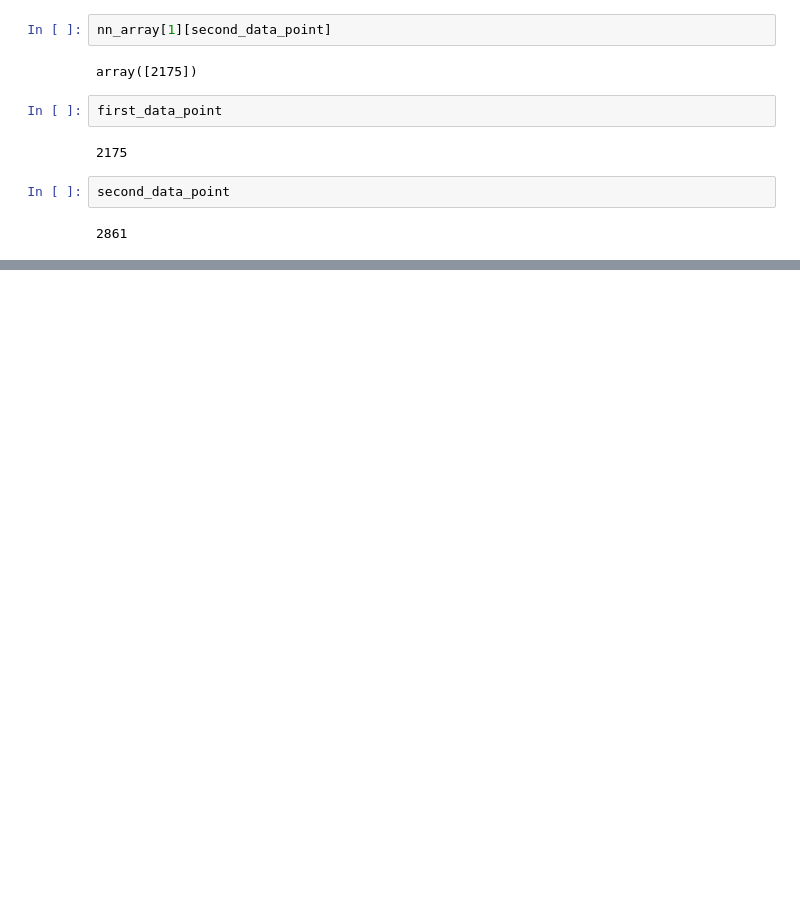
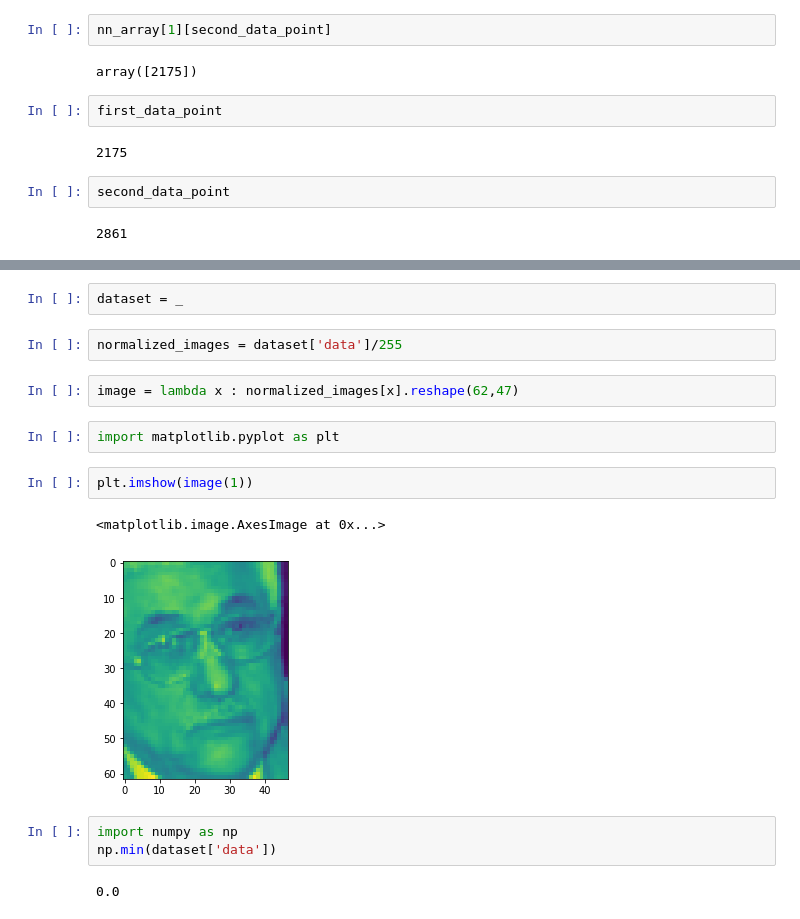
Before and after one commit to hkariti/anam, a Jupyter notebook: wet1/wet1.ipynb, the cells around one changed output, grey strips where cells are left out. Drawn from its saved outputs; the diff is of its cells as text; blank space fills up the shorter version.

```diff
--- a/wet1/wet1.ipynb
+++ b/wet1/wet1.ipynb
@@ -64,0 +91,18 @@ second_data_point
+# %%
+dataset = _
+# %%
+normalized_images = dataset['data']/255
+# %%
+image = lambda x : normalized_images[x].reshape(62,47)
+# %%
+import matplotlib.pyplot as plt
+# %%
+plt.imshow(image(1))
+# %% [output]
+<matplotlib.image.AxesImage at 0x...>
+[figure, added]
+# %%
+import numpy as np
+np.min(dataset['data'])
+# %% [output]
+0.0
```
Also changed, not shown: parts of 6 cells of this notebook.
